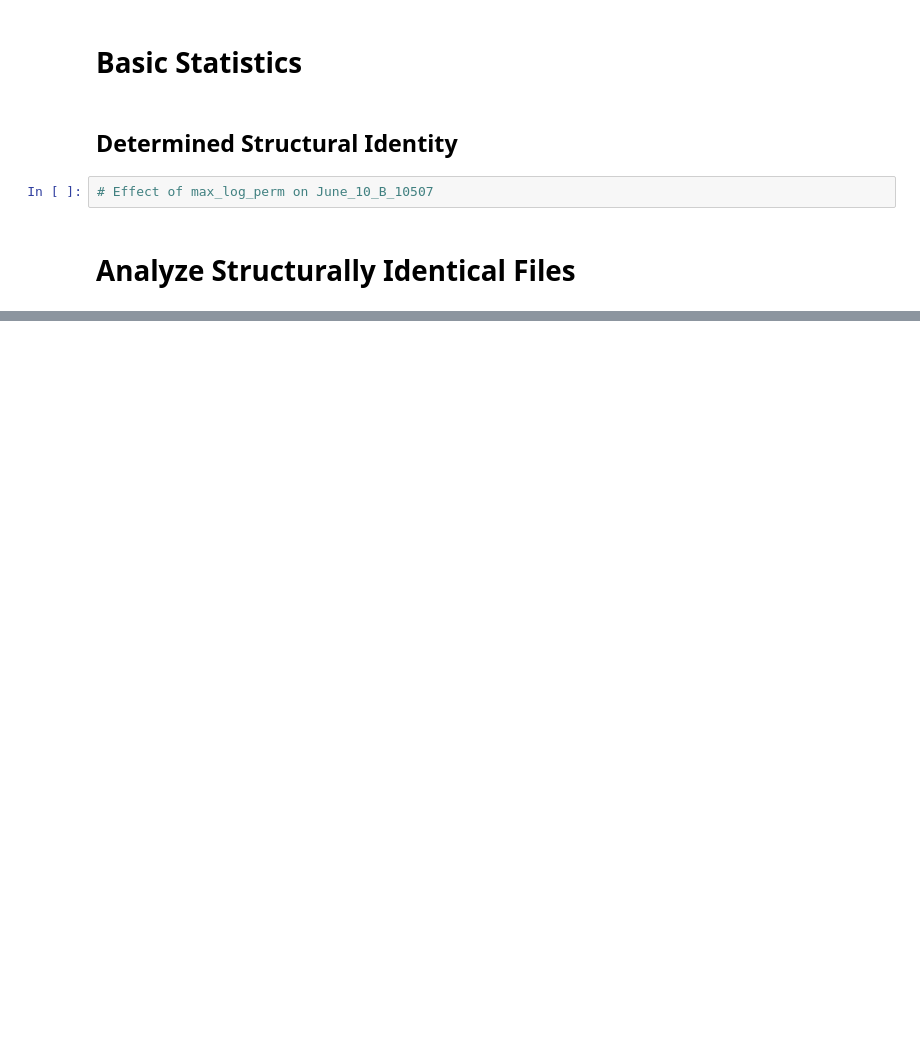
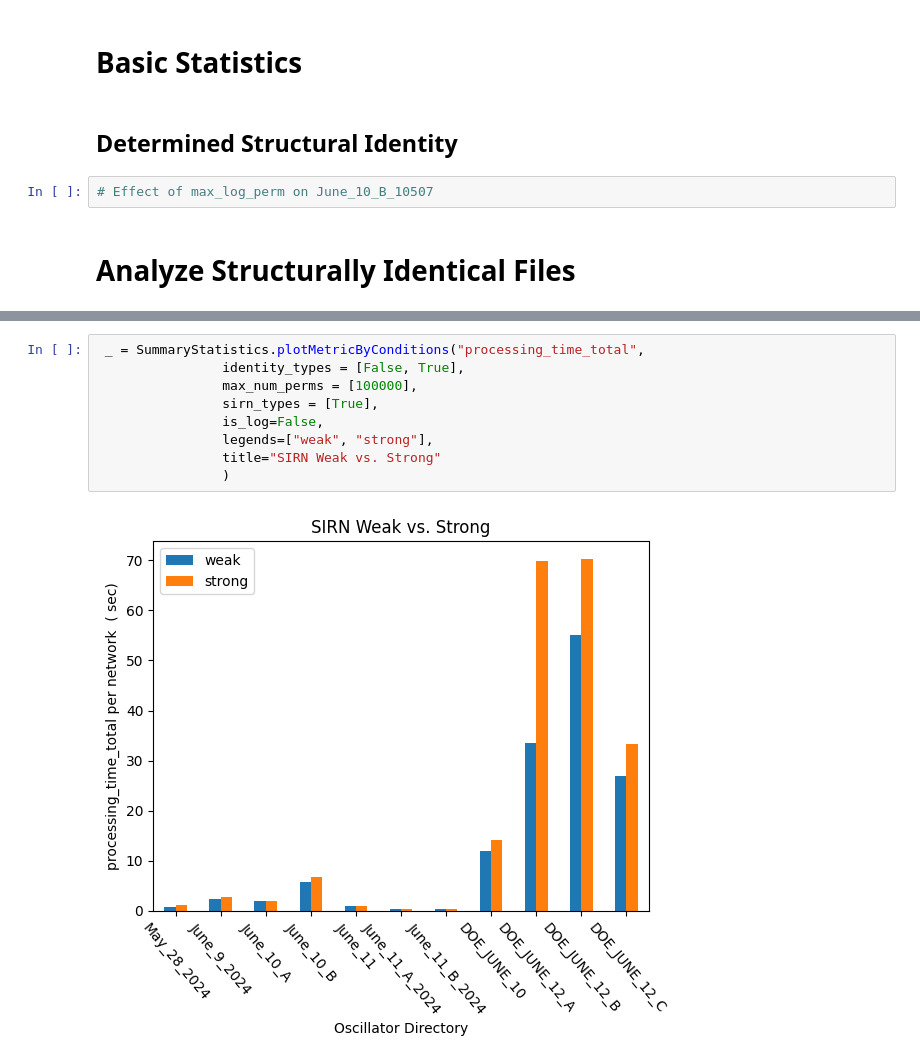
Before and after one commit to ModelEngineering/pySubnetSB, a Jupyter notebook: notebooks/analyze_structure.ipynb, the cells around one changed output, grey strips where cells are left out. Saved outputs shown, nothing was run; the diff lists cells and outputs as text; blank space fills up the shorter version.

```diff
--- a/notebooks/analyze_structure.ipynb
+++ b/notebooks/analyze_structure.ipynb
@@ -106,0 +96,11 @@ KeyError: 'cluster_size_eq1'
+# %%
+ _ = SummaryStatistics.plotMetricByConditions("processing_time_total",
+                identity_types = [False, True],
+                max_num_perms = [100000],
+                sirn_types = [True],
+                is_log=False,
+                legends=["weak", "strong"],
+                title="SIRN Weak vs. Strong"
+                )
+# %% [output]
+[figure, added]
```
Also changed, not shown: parts of 11 cells of this notebook, 4 other files.
